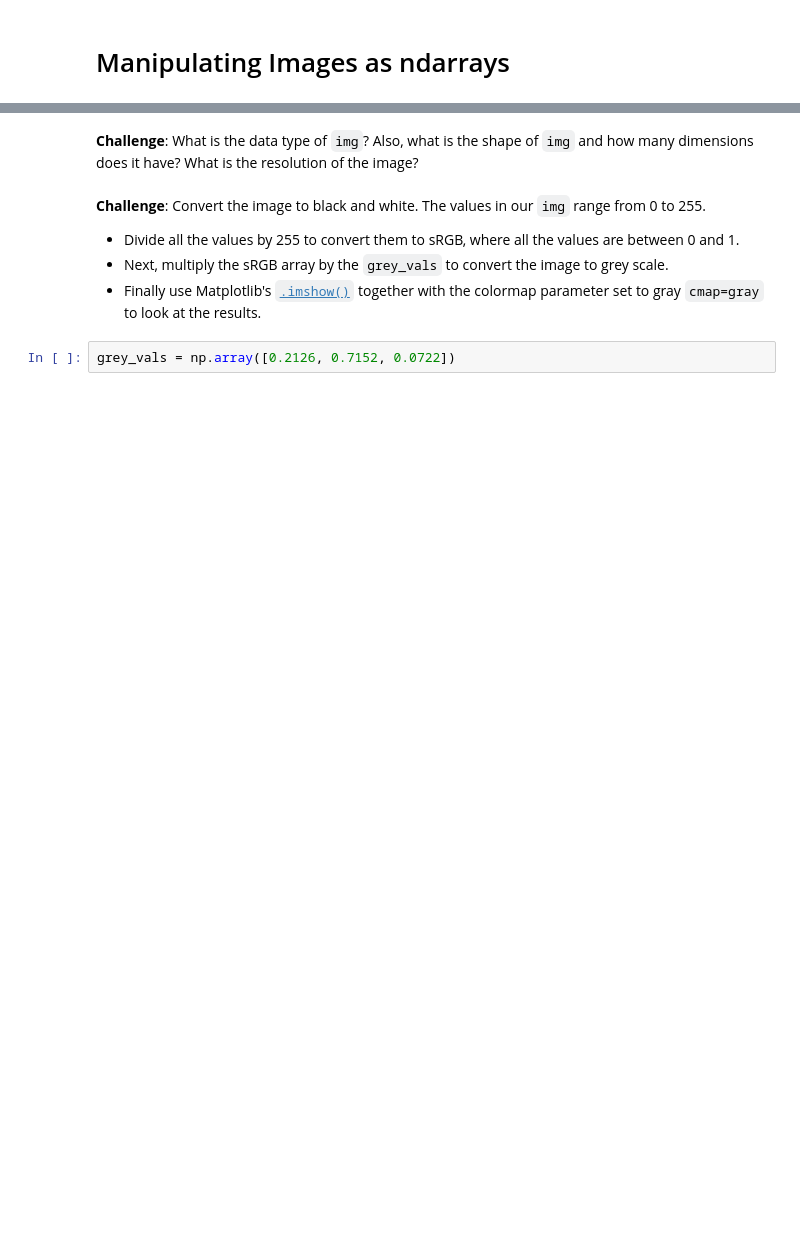
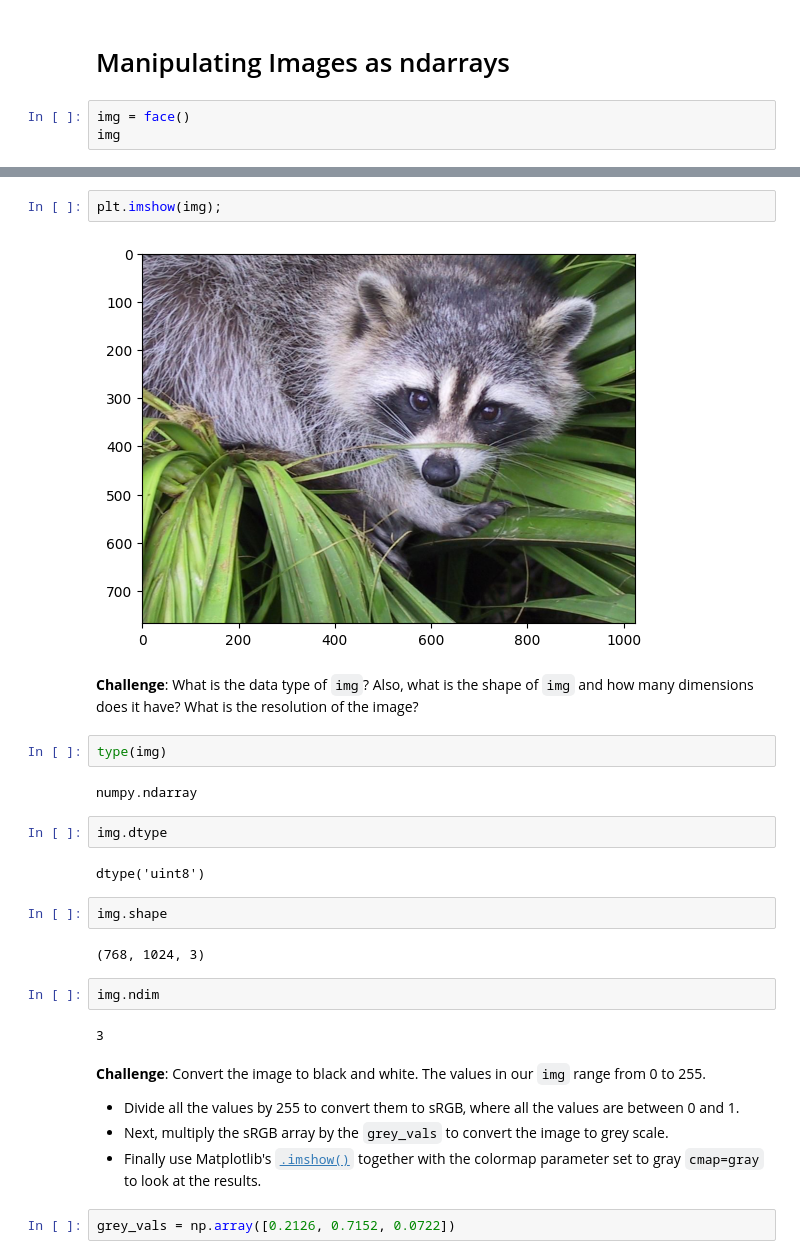
Before and after one commit to Jonikulov/100-days-python-bootcamp, a Jupyter notebook: day_77_computation_with_numpy/Computation with NumPy and N-Dimensional Arrays.ipynb, the cells around one changed output, grey strips where cells are left out. Cells and saved outputs as stored; diff of their text form; blank space fills up the shorter version.

```diff
--- a/day_77_computation_with_numpy/Computation with NumPy and N-Dimensional Arrays.ipynb
+++ b/day_77_computation_with_numpy/Computation with NumPy and N-Dimensional Arrays.ipynb
@@ -258,2 +313,5 @@ Dimensions of result: (4x2)*(2x3)=(4x3)
 # %% [markdown]
 # Manipulating Images as ndarrays
+# %%
+img = face()
+img
@@ -260,5 +336,25 @@ Dimensions of result: (4x2)*(2x3)=(4x3)
+# %%
+plt.imshow(img);
+# %% [output]
+[figure, added]
 # %% [markdown]
 **Challenge**: What is the data type of `img`? Also, what is the shape of `img` and how many dimensions does it have? What is the resolution of the image?
+# %%
+type(img)
+# %% [output]
+numpy.ndarray
+# %%
+img.dtype
+# %% [output]
+dtype('uint8')
+# %%
+img.shape
+# %% [output]
+(768, 1024, 3)
+# %%
+img.ndim
+# %% [output]
+3
 # %% [markdown]
 **Challenge**: Convert the image to black and white. The values in our `img` range from 0 to 255.
 * Divide all the values by 255 to convert them to sRGB, where all the values are between 0 and 1.
```
Also changed, not shown: parts of 29 cells of this notebook.
